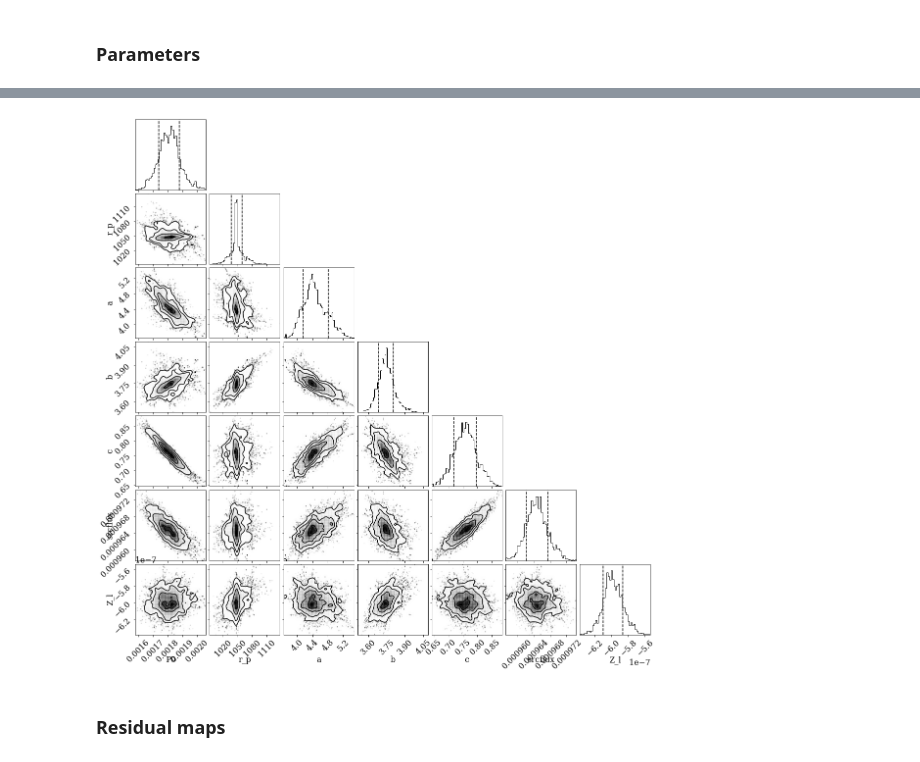
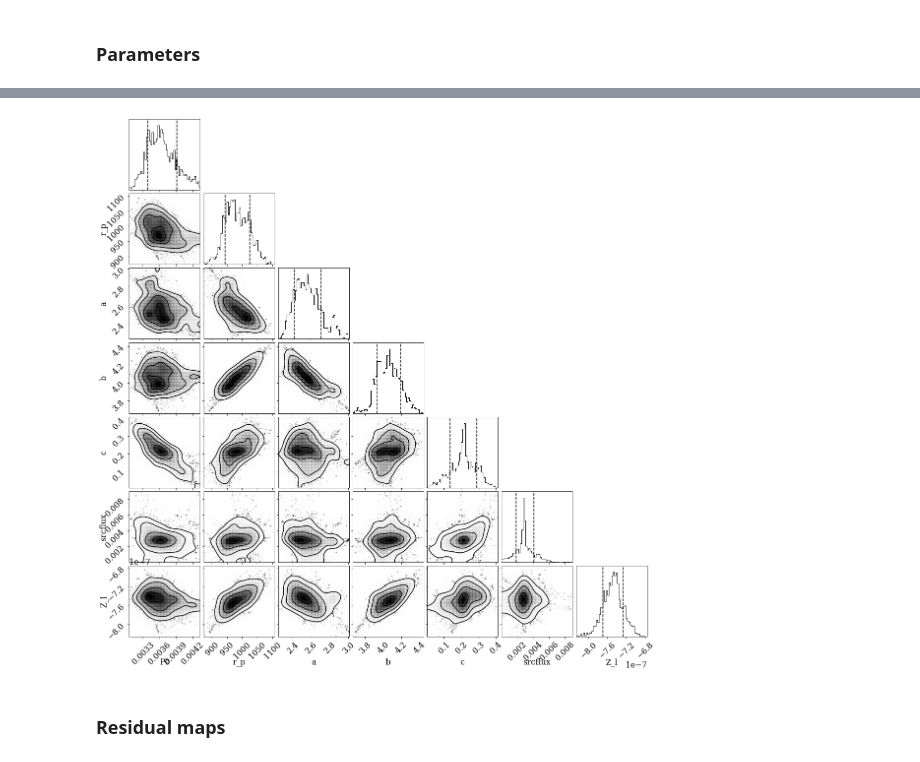
Before and after one commit to remi-adam/minot, a Jupyter notebook: notebook/cta_perseus_constrain_pressure_from_sz.ipynb, the cells around one changed output, grey strips where cells are left out. Saved outputs shown, nothing was run; the diff lists cells and outputs as text; code cells hidden in the pictures.

```diff
--- a/notebook/cta_perseus_constrain_pressure_from_sz.ipynb
+++ b/notebook/cta_perseus_constrain_pressure_from_sz.ipynb
@@ -46,8 +47,8 @@ FWHM2sigma = 1.0/(2.0*np.sqrt(2*np.log(2)))
 
 # Analysis
 Nmc = 500
-reset_mcmc = False
-mask_source = False
+reset_mcmc = True
+mask_source = True
 NFWHMmask = 3
 src1 = SkyCoord("3h19m48.16s +41d30m42s", frame='icrs')              # NGC1275
 src2 = SkyCoord(48.25948051*u.deg, +41.35073379*u.deg, frame='icrs') # as the peak of the map
@@ -58,6 +59,7 @@ yprof_reso = 5.0*u.arcmin
 cluster = minot.Cluster(name='Perseus', redshift=0.0179, M500=6.2e14*u.Msun, cosmology=cosmo, silent=True)
 cluster.density_gas_model = {'name':'doublebeta', 'beta1':1.8, 'r_c1':80*u.kpc, 'n_01':3.9e-2*u.cm**-3,
                              'beta2':0.87, 'r_c2':280*u.kpc, 'n_02':4.05e-3*u.cm**-3}
+cluster.R_truncation = 4*cluster.R500
 cluster.coord = SkyCoord("3h19m47.2s +41d30m47s", frame='icrs')
 cluster.output_dir = os.getenv('CTAPHYS_OUT_DIR')+'Perseus_KSP_calibration'
 cluster.map_fov = map_fov
@@ -220,6 +221,16 @@ sampler = emcee.EnsembleSampler(nwalkers, ndim, lnlike, args=[cluster, ymap_data
 # %%
+#----- Define MCMC
+sampler = emcee.EnsembleSampler(nwalkers, ndim, lnlike,
+                                args=[cluster, ymap_data, ymap_err], pool=Pool(cpu_count()))
+
 #----- Restart from where it is or reset
 if reset_mcmc:
     sampler.reset()
 else:
-    pos = sampler.chain[:,-1,:]
+    try:
+        pos = sampler.chain[:,-1,:]
+    except:
+        print('No sampler available, restart')
+
+#----- Run
+sampler.run_mcmc(pos, nsteps, progress=True)
@@ -226,3 +254,0 @@ else:
-# %%
-#----- Run the MCMC
-sampler.run_mcmc(pos, nsteps)
@@ -272,9 +280,10 @@ print(param_best)
 # %%
 #----- Parameter space
 par_flat = param_chains.reshape(param_chains.shape[0]*param_chains.shape[1], param_chains.shape[2])
-fig = corner.corner(par_flat, bins=50, color='k', smooth=1, labels=param_name, quantiles=(0.16, 0.84))
+fig = corner.corner(par_flat, bins=50, color='k', smooth=3, labels=param_name, quantiles=(0.16, 0.84))
+plt.savefig(cluster.output_dir+'/Results_corner'+'_mask'+str(mask_source))
 # %% [output]
-[figure, old version]
+[figure, new version]
 # %% [markdown]
 ### Residual maps
 # %%
```
Also changed, not shown: parts of 15 cells of this notebook.
